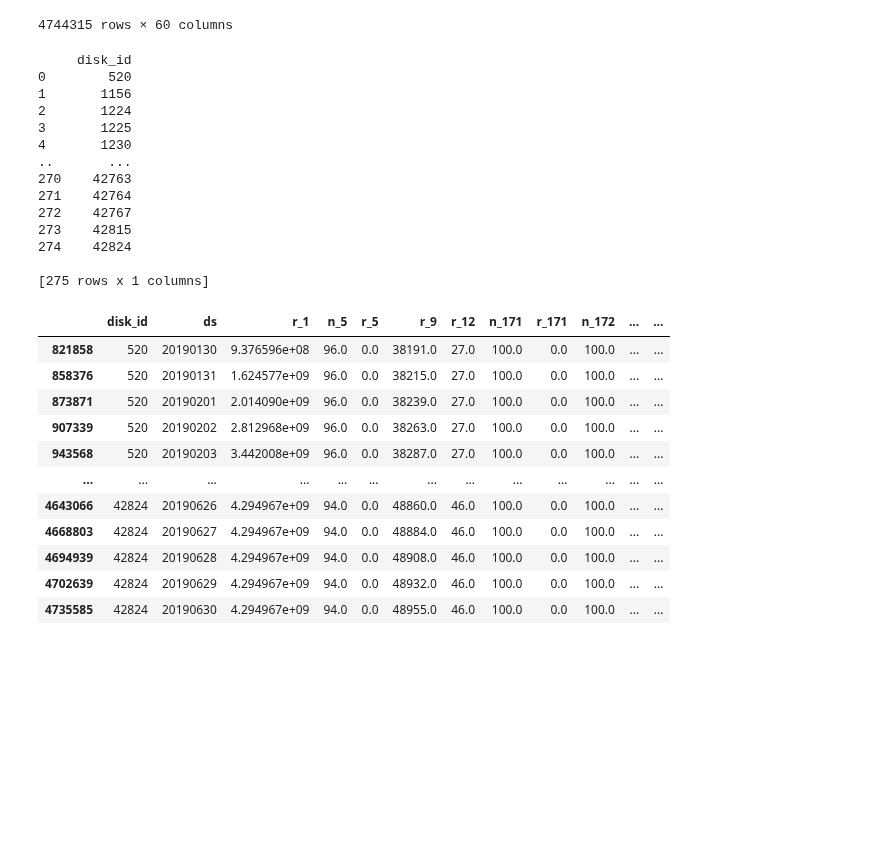
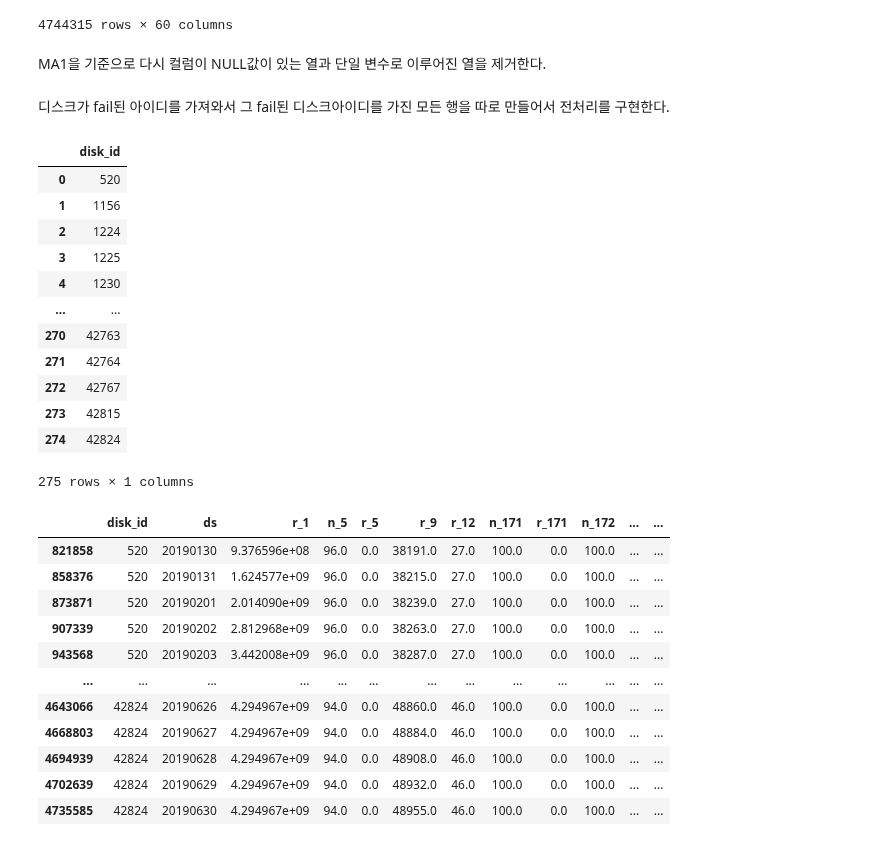
Before and after one commit to passion3659/ssd-failure, a Jupyter notebook: 03-making_final_data_MA1_after_deleted.ipynb, the cells around one changed output. Saved outputs shown, nothing was run; the diff lists cells and outputs as text; code cells hidden in the pictures; blank space fills up the shorter version.

```diff
--- a/Making_final_MA1.ipynb
+++ b/03-making_final_data_MA1_after_deleted.ipynb
@@ -42,38 +42,41 @@ def remove_single_value_columns(df):
 
     df_filtered = df.drop(single_value_cols, axis=1)
     return df_filtered
+# %% [markdown]
+MA1을 기준으로 다시 컬럼이 NULL값이 있는 열과 단일 변수로 이루어진 열을 제거한다.
 # %%
 MA1 = remove_null_columns(MA1)
 MA1 = remove_single_value_columns(MA1)
 # %%
 MA1=MA1.fillna(0)
+# %% [markdown]
+디스크가 fail된 아이디를 가져와서 그 fail된 디스크아이디를 가진 모든 행을 따로 만들어서 전처리를 구현한다.
 # %%
 # 라벨이 1인 행을 필터링합니다.
 selected_disk_model_1 = MA1[MA1['label'] == 1]
 
 # 모델, disk_id, 그리고 날짜 순으로 정렬합니다.
 selected_disk_model_1 = selected_disk_model_1.sort_values(by=['disk_id', 'ds'])
 
 # disk_id와 model 열만을 선택하여 새로운 데이터 프레임에 저장합니다.
 selected_disk_model_1 = selected_disk_model_1[['disk_id']].drop_duplicates().reset_index(drop=True)
 
 # 결과 데이터 프레임을 출력합니다.
-print(selected_disk_model_1)
+selected_disk_model_1
 # %% [output]
+|  | disk_id |
+| 0 | 520 |
+| 1 | 1156 |
+| 2 | 1224 |
+| 3 | 1225 |
+| 4 | 1230 |
+| ... | ... |
+| 270 | 42763 |
+| 271 | 42764 |
+| 272 | 42767 |
+| 273 | 42815 |
+| 274 | 42824 |
-     disk_id
-0        520
-1       1156
-2       1224
-3       1225
-4       1230
-..       ...
-270    42763
-271    42764
-272    42767
-273    42815
-274    42824
-
-[275 rows x 1 columns]
+275 rows × 1 columns
 # %%
 # disk_ids 데이터프레임에 있는 disk_id와 일치하는 행을 MA1 데이터프레임에서 불러옴
 selected_label_1 = MA1[MA1['disk_id'].isin(selected_disk_model_1['disk_id'])]
```
Also changed, not shown: parts of 12 cells of this notebook.
